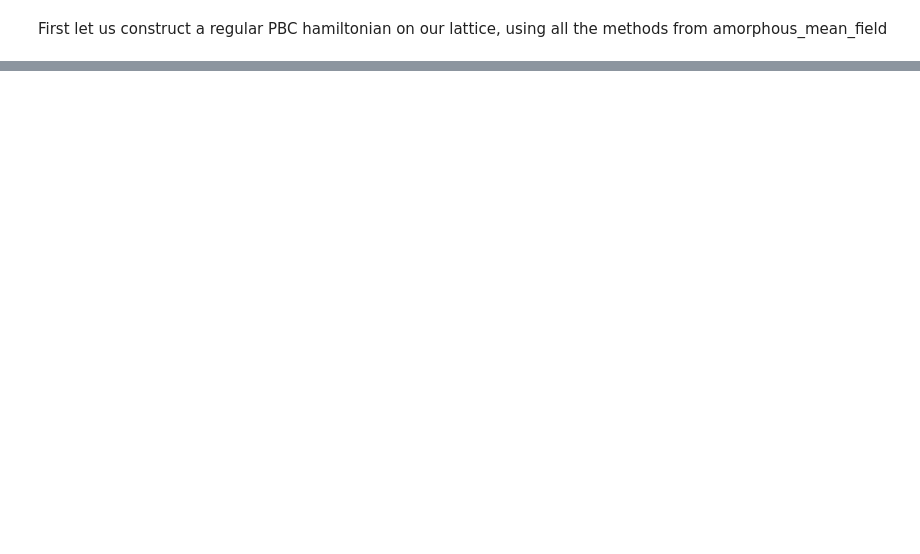
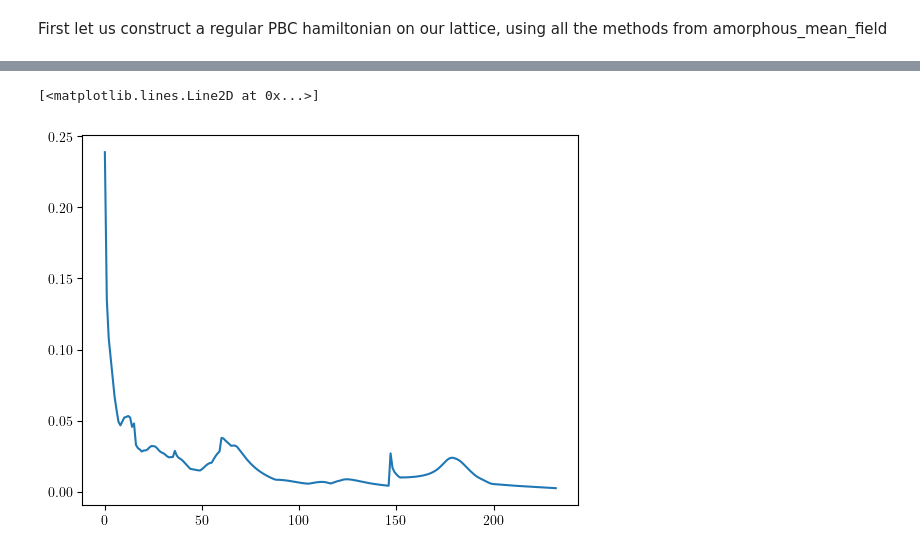
Before and after one commit to dpreuo/alter_morph, a Jupyter notebook: scan_Js.ipynb, the cells around one changed output, grey strips where cells are left out. Drawn from its saved outputs; the diff is of its cells as text; code cells hidden in the pictures; blank space fills up the shorter version.

```diff
--- a/scan_Js.ipynb
+++ b/scan_Js.ipynb
@@ -146,0 +157,15 @@ axL.plot(Js,g_spin,'-o',color='tab:orange',label='spin cond.')
+# %%
+# plot that shit for one J
+
+idx = 5
+J = Js[idx]
+m_values = results[idx]['m_values'] #.shape = (iterations,sites)
+m_diff = np.abs(m_values[1:]-m_values[:-1])
+
+fig,ax = plt.subplots()
+#ax.plot(m_values.mean(axis=1),'-')
+ax.plot(np.arange(0,m_diff.shape[0]),m_diff.max(axis=1))
+#ax.set_yscale('log')
+# %% [output]
+[<matplotlib.lines.Line2D at 0x...>]
+[figure, added]
```
Also changed, not shown: parts of 4 cells of this notebook, 8 other files.
